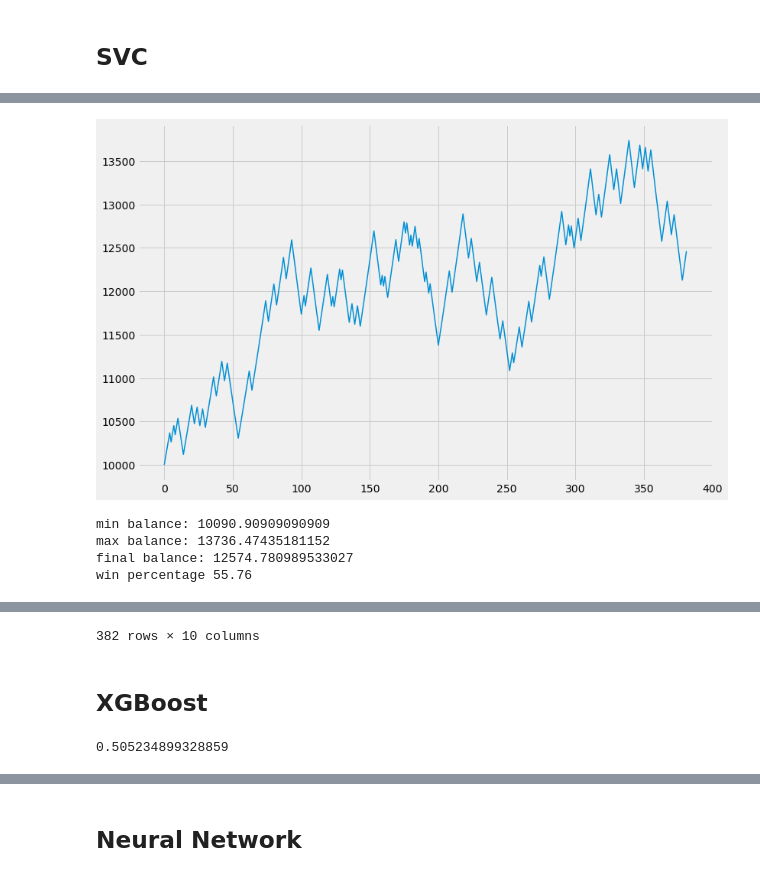
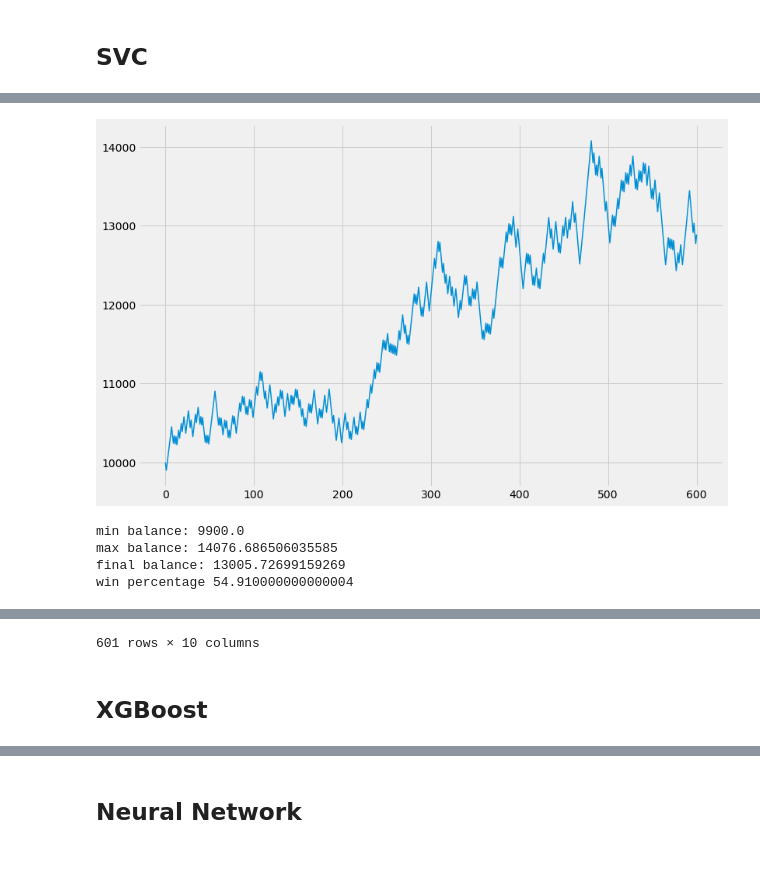
Before and after one commit to jnish23/NBA_Model, a Jupyter notebook: notebooks/team_based_cover_classifier.ipynb, the cells around one changed output, grey strips where cells are left out. Saved outputs shown, nothing was run; the diff lists cells and outputs as text; code cells hidden in the pictures.

Commit message:
feat: train SVC model with optimized hyperparameters

```diff
--- a/notebooks/team_based_cover_classifier.ipynb
+++ b/notebooks/team_based_cover_classifier.ipynb
@@ -654,0 +746,27 @@ train_accuracy: 0.5609477782252651 test_accuracy: 0.508993288590604
+# %%
+features = final_df.iloc[:, 13:-1]
+features = features.drop(columns=['home_rating_n', 'away_rating_n'])
+cover = final_df['home_cover']
+
+cutoff = int(final_df.shape[0] * 0.8)
+X_train = features.iloc[:cutoff, :]
+X_test = features.iloc[cutoff:, :]
+cover_train = cover.iloc[:cutoff]
+cover_test = cover.iloc[cutoff:]
+
+pipeline = Pipeline([('scaler', StandardScaler()),
+                    ('log_reg', LogisticRegression(penalty='elasticnet',
+                                            C=0.215, l1_ratio=0.1, solver='saga',
+                                                  max_iter=1000))])
+
+
+pipeline.fit(X_train, cover_train)
+
+
+train_accuracy = pipeline.score(X_train, cover_train)
+test_accuracy = pipeline.score(X_test, cover_test)
+
+print("train_accuracy:", train_accuracy, "test_accuracy:", test_accuracy)
+
+preds = pipeline.predict(X_test)
+probs = pipeline.predict_proba(X_test)
@@ -872,11 +1027,11 @@ svc = SVC()
 pipeline = Pipeline([('scaler', StandardScaler()),
                     ('svc', SVC())])
 
-param_grid = {'svc__C':[0.1, 1, 10, 100, 1000],
-             'svc__gamma':[1, 0.1, 0.01, 0.001],
-             'svc__kernel':['rbf']}
+search_spaces = {'svc__C': Real(1e-4, 1e+4, prior='log-uniform'),
+              'svc__gamma': Real(1e-6, 1e+1, prior='log-uniform')
+                }
 
-gs_svc = GridSearchCV(pipeline, param_grid=param_grid, cv=tscv, verbose=3, n_jobs=-1)
+gs_svc = BayesSearchCV(pipeline, search_spaces=search_spaces, cv=tscv, verbose=3, n_jobs=-1, scoring='roc_auc')
 
 gs_svc.fit(X_train, cover_train)
 # %% [output]
@@ -899,5 +1069,5 @@ best_SVC_params: Pipeline(steps=[('scaler', StandardScaler()), ('svc', SVC(C=10,
 # %%
-best_svc = SVC(C=10, gamma=0.001, probability=True)
+best_svc = SVC(C=1134.483113608219, gamma=1.7485330214979689e-06, probability=True)
 best_svc.fit(X_train, cover_train)
 svc_acc = best_svc.score(X_test, cover_test)
 print("SVC Accuracy:", svc_acc)
@@ -908,5 +1078,5 @@ SVC Accuracy: 0.5108724832214765
 # %%
-betting_results = full_df[['GAME_DATE', 'spread', 'home_cover']].iloc[cutoff:]
+betting_results = final_df[['GAME_DATE', 'spread', 'home_cover']].iloc[cutoff:]
 betting_results['model_pred'] = svc_preds
 betting_results['model_probability'] = svc_probs[:, 1]
 betting_results['bet_won'] = (betting_results['home_cover'] == betting_results['model_pred']).astype(int)
@@ -914,4 +1084,3 @@ betting_results['bet_won'] = (betting_results['home_cover'] == betting_results['
 betting_results['bankroll_i'] = np.nan
 betting_results['bankroll_n'] = np.nan
 betting_results['bet_size'] = np.nan
-betting_results['model_probability'].hist(bins=20)
@@ -961,11 +1127,11 @@ probability_ranges.loc[probability_ranges['win_percentage'] > 0.52]
 # %%
-select_bets = betting_results.loc[~betting_results['model_probability'].between(0.22, 0.81)]
+select_bets = betting_results.loc[~betting_results['model_probability'].between(0.46, 0.69)]
 select_bets
 simulate_bets(select_bets)
 # %% [output]
-[figure, old version]
+[figure, new version]
-min balance: 10090.90909090909
-max balance: 13736.47435181152
-final balance: 12574.780989533027
-win percentage 55.76
+min balance: 9900.0
+max balance: 14076.686506035585
+final balance: 13005.72699159269
+win percentage 54.910000000000004
 |  | index | GAME_DATE | spread | home_cover | model_pred | model_probability | bet_won | bankroll_i | ... |
@@ -983,21 +1149,3 @@ win percentage 55.76
-382 rows × 10 columns
+601 rows × 10 columns
 # %% [markdown]
 ## XGBoost
-# %%
-xgbc = xgb.XGBClassifier()
-
-xgbc.fit(X_train, cover_train)
-
-
-pipeline = Pipeline([('scaler', StandardScaler()),
-                    ('xgb', SVC())])
-
-param_grid = {'svc__C':[0.1, 1, 10, 100, 1000],
-             'svc__gamma':[1, 0.1, 0.01, 0.001],
-             'svc__kernel':['rbf']}
-
-gs_svc = GridSearchCV(pipeline, param_grid=param_grid, cv=tscv, verbose=3, n_jobs=-1)
-
-gs_svc.fit(X_train, cover_train)
-# %% [output]
-0.505234899328859
```
Also changed, not shown: parts of 146 cells of this notebook, 14 other files.
